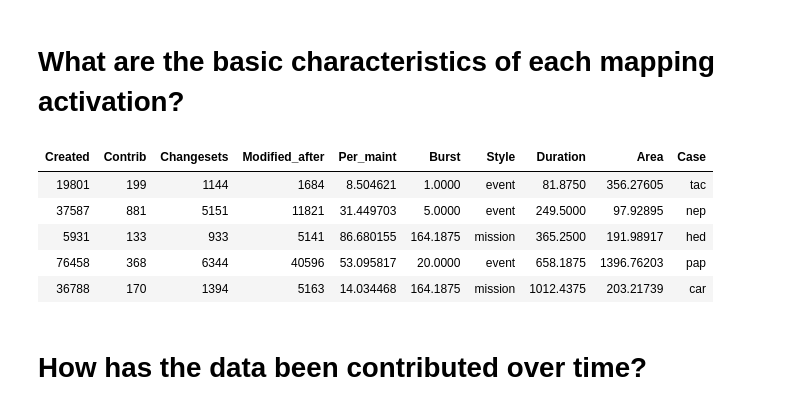
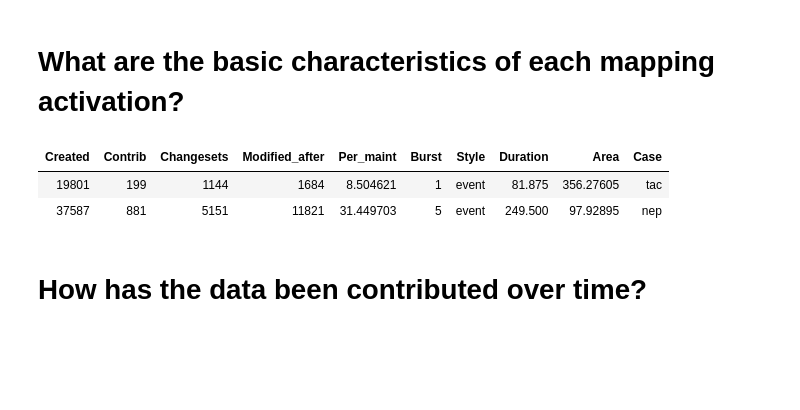
Before and after one commit to hannahker/osm-maintenance, a Jupyter notebook: Data_Processing.ipynb, the cells around one changed output. Saved outputs shown, nothing was run; the diff lists cells and outputs as text; code cells hidden in the pictures; blank space fills up the shorter version.

```diff
--- a/Data_Processing.ipynb
+++ b/Data_Processing.ipynb
@@ -664,16 +664,13 @@ theme_gppr <- function(){
 # %%
 # Combine all of the analysis
 analysis_summary <- rbind(tac_analyzed, nep_analyzed, hed_analyzed, pap_analyzed, car_analyzed)
-analysis_summary
+head(analysis_summary,2)
 
 write.csv(analysis_summary, 'analysis_summary.csv')
 # %% [output]
 | Created | Contrib | Changesets | Modified_after | Per_maint | Burst | Style | Duration | Area | Case |
-| 19801 | 199 | 1144 | 1684 | 8.504621 | 1.0000 | event | 81.8750 | 356.27605 | tac |
-| 37587 | 881 | 5151 | 11821 | 31.449703 | 5.0000 | event | 249.5000 | 97.92895 | nep |
-| 5931 | 133 | 933 | 5141 | 86.680155 | 164.1875 | mission | 365.2500 | 191.98917 | hed |
-| 76458 | 368 | 6344 | 40596 | 53.095817 | 20.0000 | event | 658.1875 | 1396.76203 | pap |
-| 36788 | 170 | 1394 | 5163 | 14.034468 | 164.1875 | mission | 1012.4375 | 203.21739 | car |
+| 19801 | 199 | 1144 | 1684 | 8.504621 | 1 | event | 81.875 | 356.27605 | tac |
+| 37587 | 881 | 5151 | 11821 | 31.449703 | 5 | event | 249.500 | 97.92895 | nep |
 # %% [markdown]
 # How has the data been contributed over time?
 # %%
```
Also changed, not shown: parts of 2 cells of this notebook.
